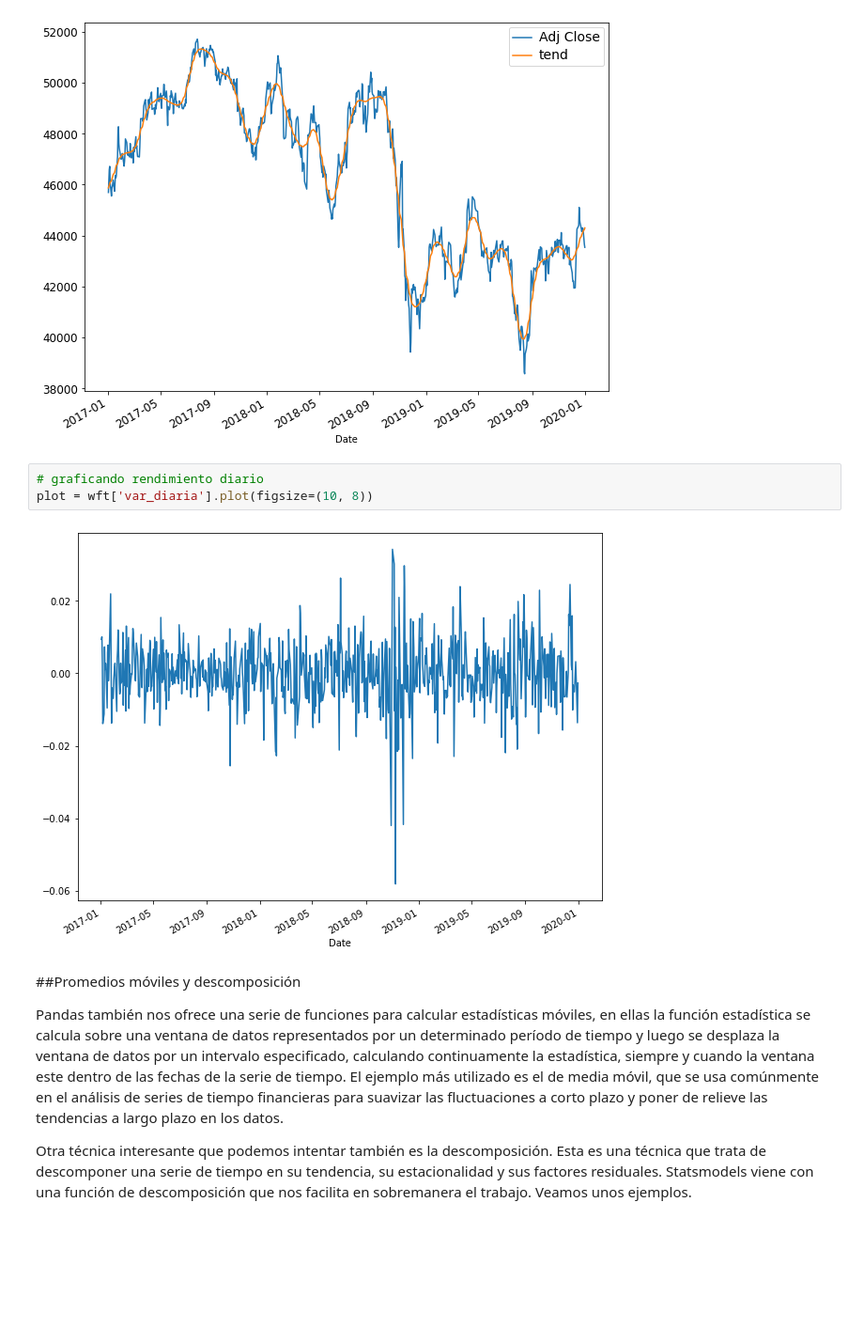
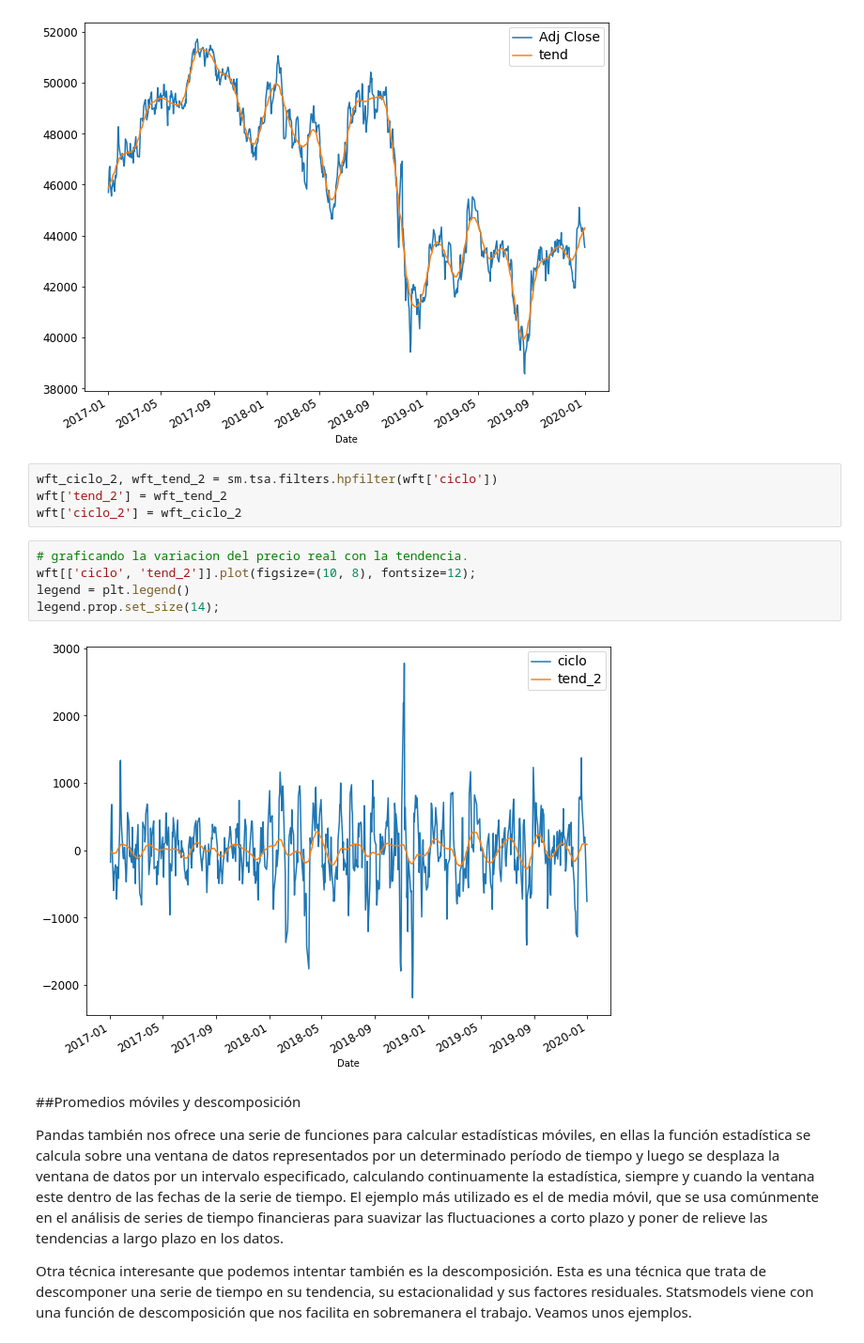
Before and after one commit to DonRoboto/Financial_Models, a Jupyter notebook: IPC_v1.ipynb, the cells around one changed output. Shown: that part at 94% size. Cells and saved outputs as stored; diff of their text form; blank space fills up the shorter version.

```diff
--- a/IPC_v1.ipynb
+++ b/IPC_v1.ipynb
@@ -263,11 +268,17 @@ legend = plt.legend()
 legend.prop.set_size(14);
 # %% [output]
 [figure]
-# %%
-# graficando rendimiento diario
-plot = wft['var_diaria'].plot(figsize=(10, 8))
-# %% [output]
-[figure, removed]
+# %%
+wft_ciclo_2, wft_tend_2 = sm.tsa.filters.hpfilter(wft['ciclo'])
+wft['tend_2'] = wft_tend_2
+wft['ciclo_2'] = wft_ciclo_2
+# %%
+# graficando la variacion del precio real con la tendencia.
+wft[['ciclo', 'tend_2']].plot(figsize=(10, 8), fontsize=12);
+legend = plt.legend()
+legend.prop.set_size(14);
+# %% [output]
+[figure, added]
 # %% [markdown]
 
 ##Promedios móviles y descomposición
```
Also changed, not shown: parts of 8 cells of this notebook.
